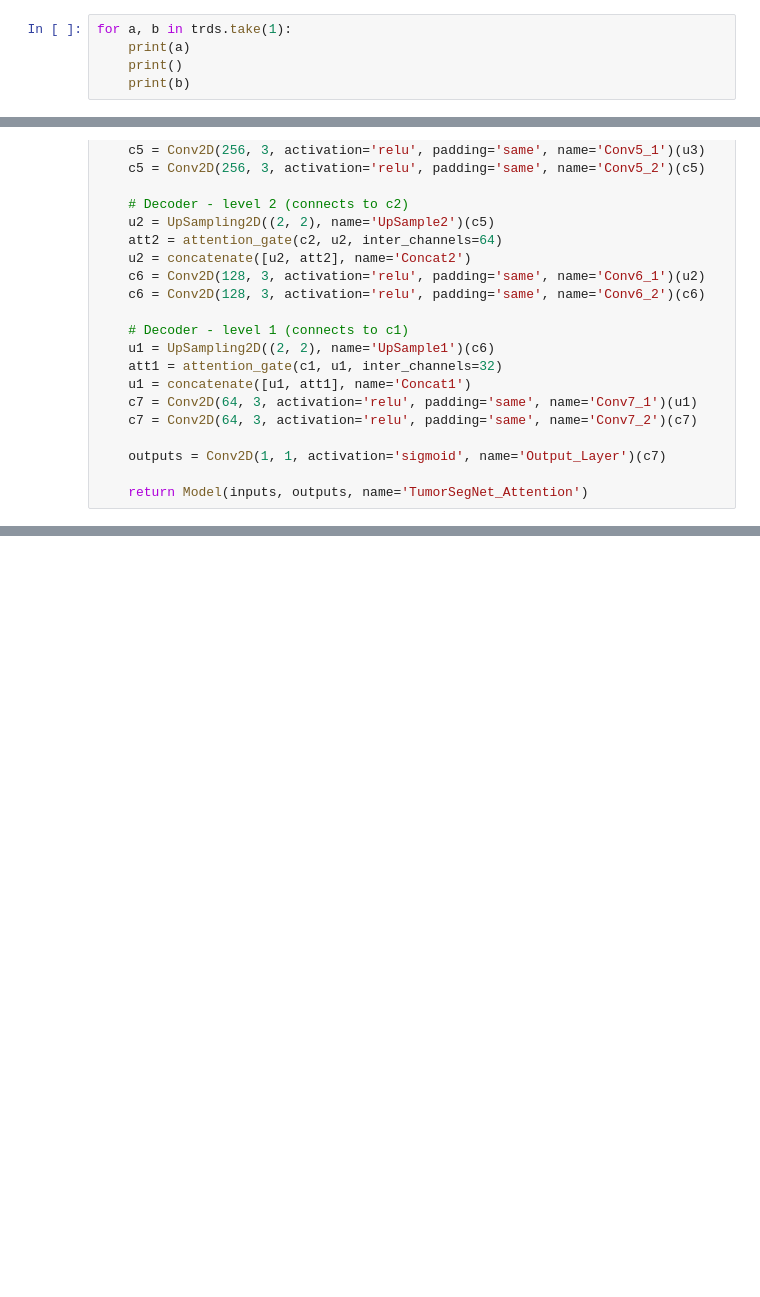
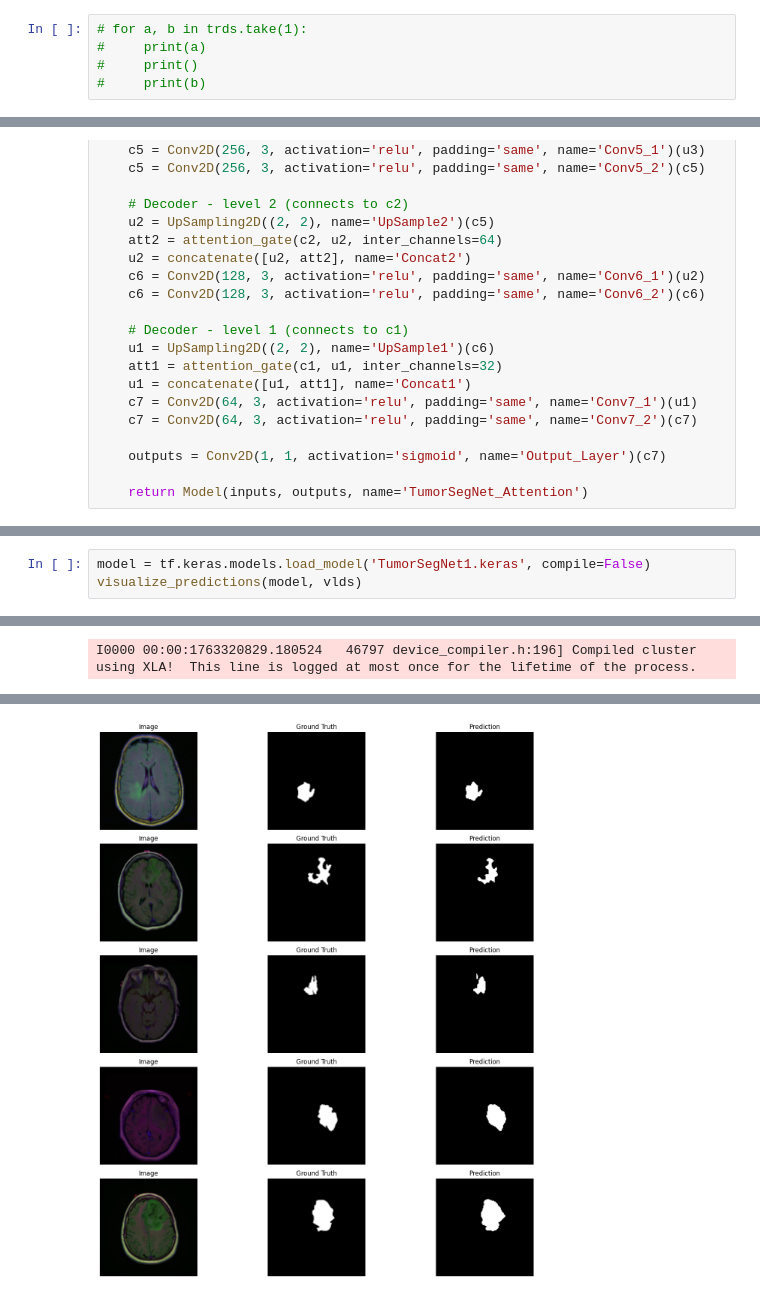
Before and after one commit to MohammadYs77/Brain-Tumor-MRI-Segmentation, a Jupyter notebook: code.ipynb, the cells around one changed output, grey strips where cells are left out. Cells and saved outputs as stored; diff of their text form; blank space fills up the shorter version.

```diff
--- a/code.ipynb
+++ b/code.ipynb
@@ -415,5 +402,5 @@ tsds = (tsds
 # %%
-for a, b in trds.take(1):
-    print(a)
-    print()
-    print(b)
+# for a, b in trds.take(1):
+#     print(a)
+#     print()
+#     print(b)
@@ -607,0 +725,4 @@ model.save('TumorSegNet_attention.keras')
+# %%
+model = tf.keras.models.load_model('TumorSegNet1.keras', compile=False)
+visualize_predictions(model, vlds)
+# %% [output]
@@ -607,0 +744 @@ model.save('TumorSegNet_attention.keras')
+I0000 00:00:1763320829.180524   46797 device_compiler.h:196] Compiled cluster using XLA!  This line is logged at most once for the lifetime of the process.
@@ -607,0 +748 @@ model.save('TumorSegNet_attention.keras')
+[figure, added]
```
Also changed, not shown: parts of 27 cells of this notebook.
